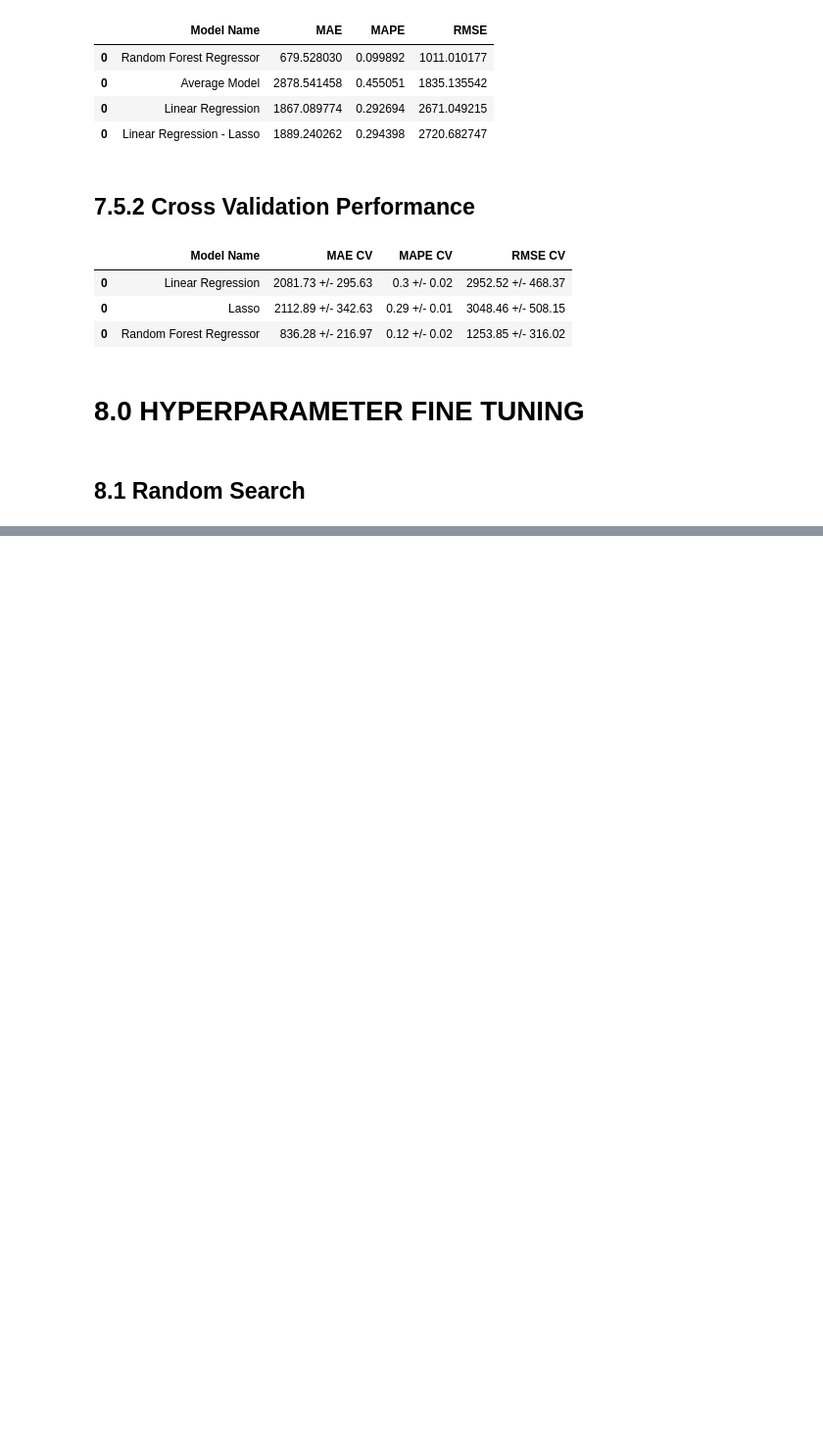
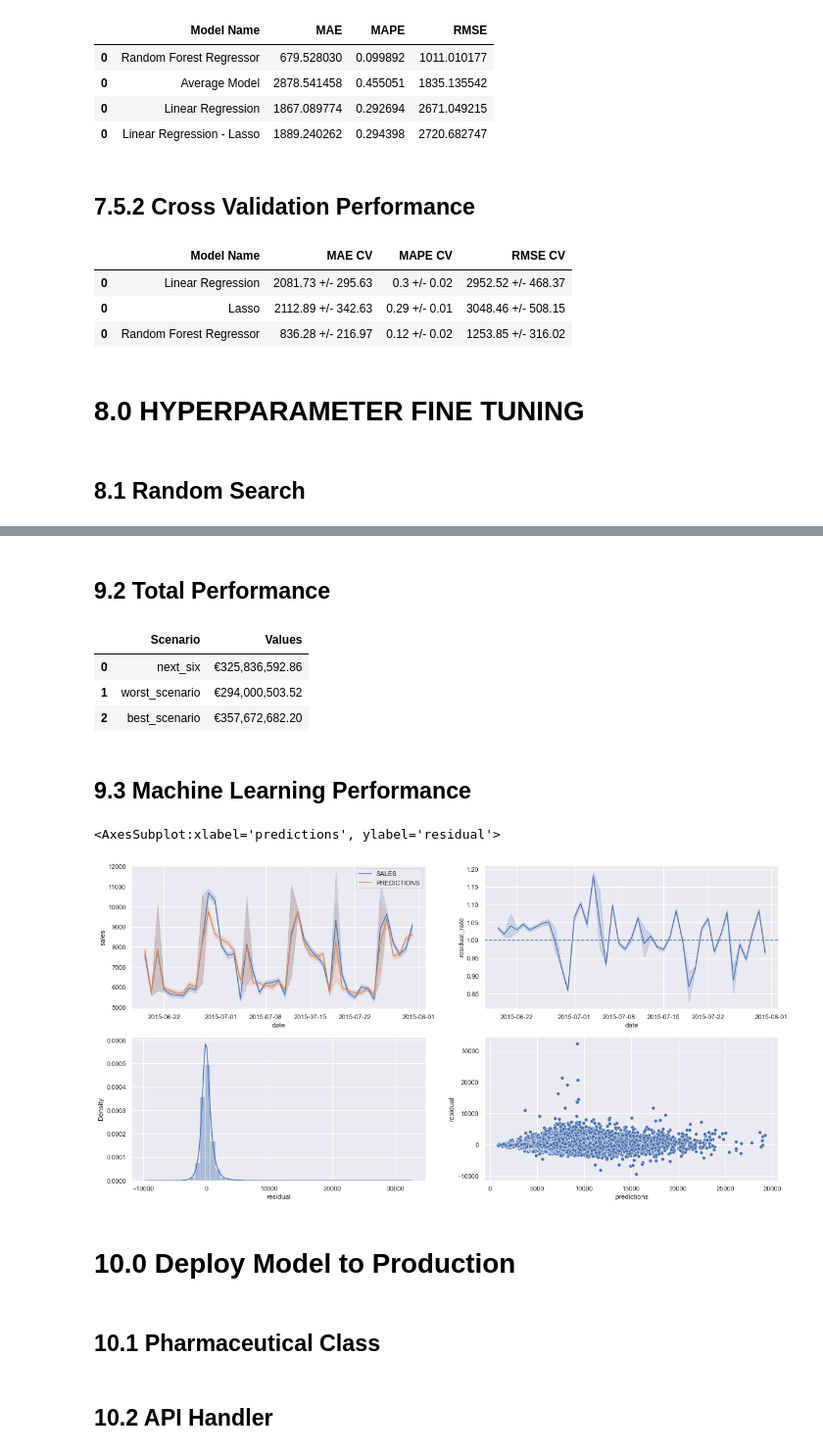
Before and after one commit to MatheussAlvess/Sales-Predict-RandomForest-Kaggle, a Jupyter notebook: Pharmaceutic_sales.ipynb, the cells around one changed output, grey strips where cells are left out. Shown at 98% size. Saved outputs shown, nothing was run; the diff lists cells and outputs as text; code cells hidden in the pictures; blank space fills up the shorter version.

```diff
--- a/Pharmaceutic_sales.ipynb
+++ b/Pharmaceutic_sales.ipynb
@@ -742,9 +746,11 @@ summary(df5)
 # %%
 #competition distance
 df5['competition_distance'] = rs.fit_transform(df5[['competition_distance']].values)
+pickle.dump( rs, open( 'parameter\\competition_distance_scaler.pkl', 'wb') )
 
 #competition_time_month
-df5['competition_distance'] = rs.fit_transform(df5[['competition_distance']].values)
+df5['competition_time_month'] = rs.fit_transform(df5[['competition_time_month']].values)
+pickle.dump( rs, open( 'parameter\\competition_time_month_scaler.pkl', 'wb') )
 # %% [markdown]
 #### 5.1.2 Min-Max Scaler
 # %%
@@ -1069,0 +1151,36 @@ Fitting 3 folds for each of 12 candidates, totalling 36 fits
+# %% [markdown]
+## 9.2 Total Performance
+# %%
+df92['next_six'] = df92['predictions']*6*7
+df93 = df92[['next_six', 'worst_scenario', 'best_scenario']].apply( lambda x: np.sum(x), axis=0 ).reset_index().rename( columns={'index': 'Scenario', 0:'Values'} )
+df93['Values'] = df93['Values'].map( '€{:,.2f}'.format )
+df93
+# %% [output]
+|  | Scenario | Values |
+| 0 | next_six | €325,836,592.86 |
+| 1 | worst_scenario | €294,000,503.52 |
+| 2 | best_scenario | €357,672,682.20 |
+# %% [markdown]
+## 9.3 Machine Learning Performance
+# %%
+df9['residual'] = df9['sales'] - df9['predictions']
+df9['residual_rate'] = df9['predictions'] / df9['sales']
+# %%
+plt.subplot( 2, 2, 1 )
+sns.lineplot( x='date', y='sales', data=df9, label='SALES')
+sns.lineplot( x='date', y='predictions', data=df9, label='PREDICTIONS')
+
+plt.subplot( 2, 2, 2 )
+sns.lineplot( x='date', y='residual_rate', data=df9)
+plt.axhline( 1, linestyle='--')
+
+plt.subplot( 2, 2, 3 )
+sns.distplot(df9['residual'])
+
+plt.subplot( 2, 2, 4 )
+sns.scatterplot(df9['predictions'], df9['residual'])
+# %% [output]
+<AxesSubplot:xlabel='predictions', ylabel='residual'>
+[figure, added]
+# %% [markdown]
+# 10.0 Deploy Model to Production
@@ -1069,0 +1190,2 @@ Fitting 3 folds for each of 12 candidates, totalling 36 fits
+# %% [markdown]
+## 10.1 Pharmaceutical Class
@@ -1069,0 +1350,2 @@ Fitting 3 folds for each of 12 candidates, totalling 36 fits
+# %% [markdown]
+## 10.2 API Handler
```
Also changed, not shown: parts of 26 cells of this notebook.
